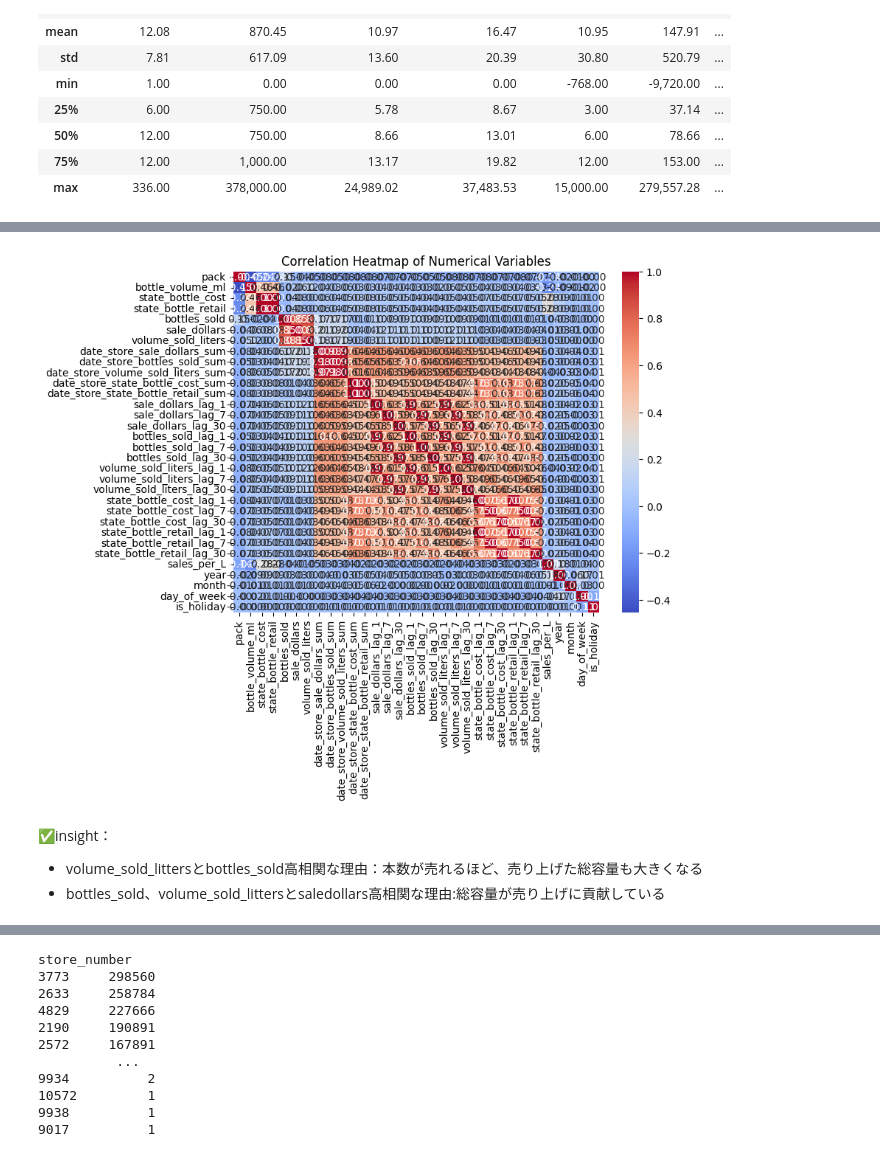
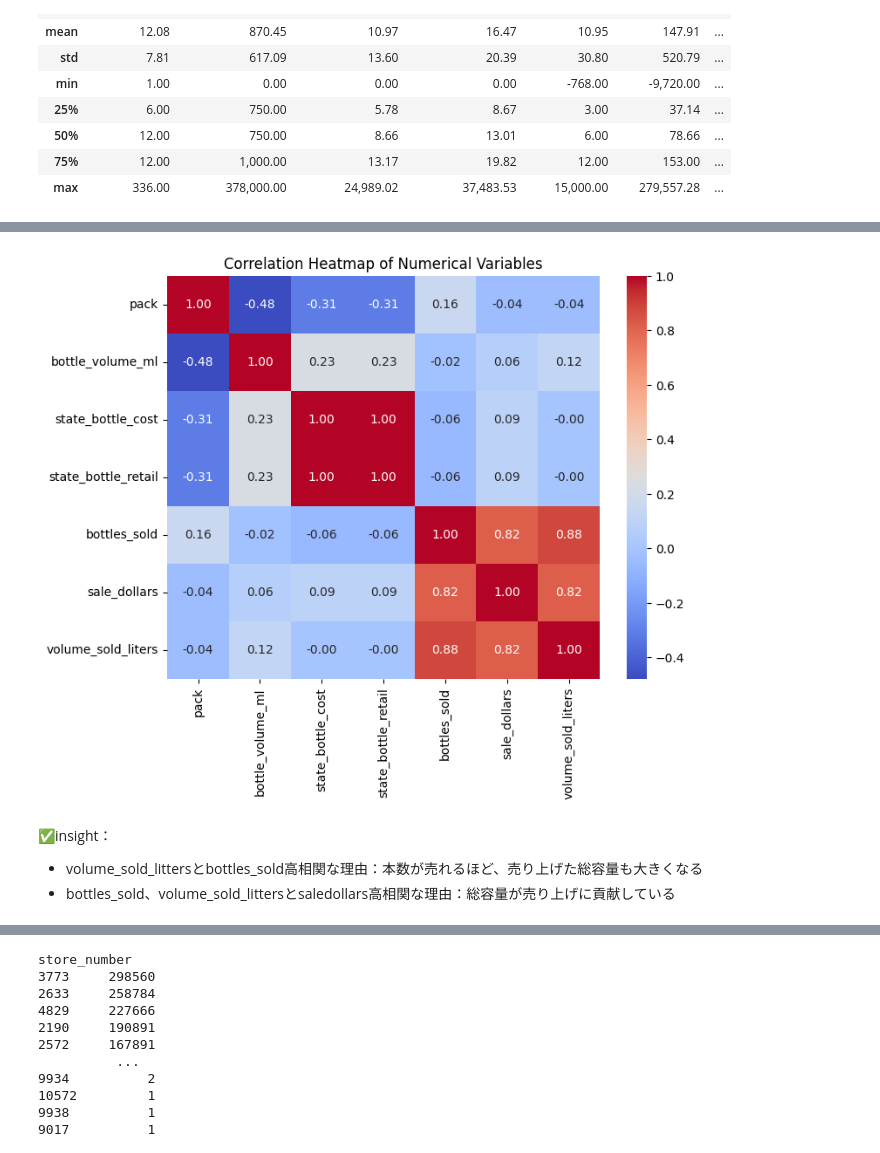
Before and after one commit to km-0-8/iowa_liqueur, a Jupyter notebook: liqueur_ML.ipynb, the cells around one changed output, grey strips where cells are left out. Cells and saved outputs as stored; diff of their text form; code cells hidden in the pictures.

```diff
--- a/liqueur_ML.ipynb
+++ b/liqueur_ML.ipynb
@@ -581,6 +491,5 @@ sample_df = df_redundant_del.sample(frac=0.01).compute()
 # %%
-#量的変数の分布可視化
-numerical_cols = sample_df.select_dtypes(include=['number']).columns
+numerical_cols=["pack","bottle_volume_ml","state_bottle_cost","state_bottle_retail","bottles_sold","sale_dollars","volume_sold_liters"]
 
 Q1 = sample_df[numerical_cols].quantile(0.25)
 Q3 = sample_df[numerical_cols].quantile(0.75)
@@ -623,14 +526,14 @@ for col in numerical_cols:
 # %%
 #各変数間の相関
 plt.figure(figsize=(8, 6))
-sns.heatmap(sample_df.corr(numeric_only=True), annot=True, fmt=".2f", cmap='coolwarm')
+sns.heatmap(sample_df[numerical_cols].corr(numeric_only=True), annot=True, fmt=".2f", cmap='coolwarm')
 plt.title('Correlation Heatmap of Numerical Variables')
 plt.show()
 # %% [output]
-[figure, old version]
+[figure, new version]
 # %% [markdown]
 ✅insight：
 - volume_sold_littersとbottles_sold高相関な理由：本数が売れるほど、売り上げた総容量も大きくなる
-- bottles_sold、volume_sold_littersとsaledollars高相関な理由:総容量が売り上げに貢献している
+- bottles_sold、volume_sold_littersとsaledollars高相関な理由：総容量が売り上げに貢献している
 # %%
 #量的変数と'sale_dollars'の関係性可視化
```
Also changed, not shown: parts of 101 cells of this notebook.
